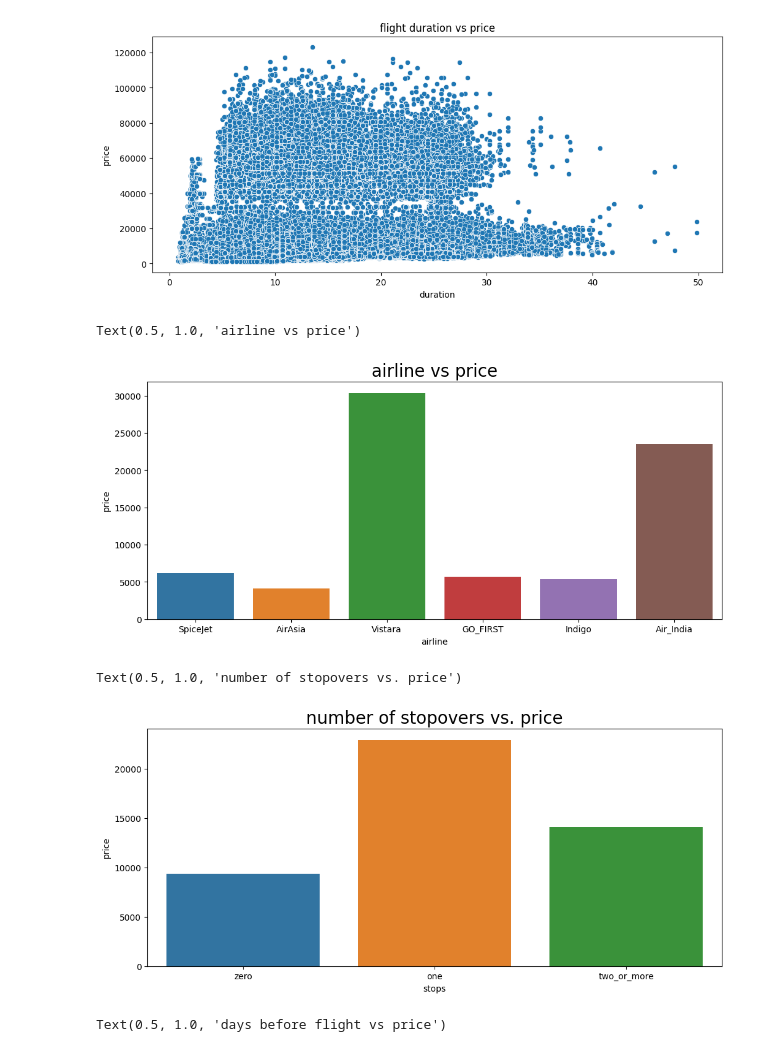
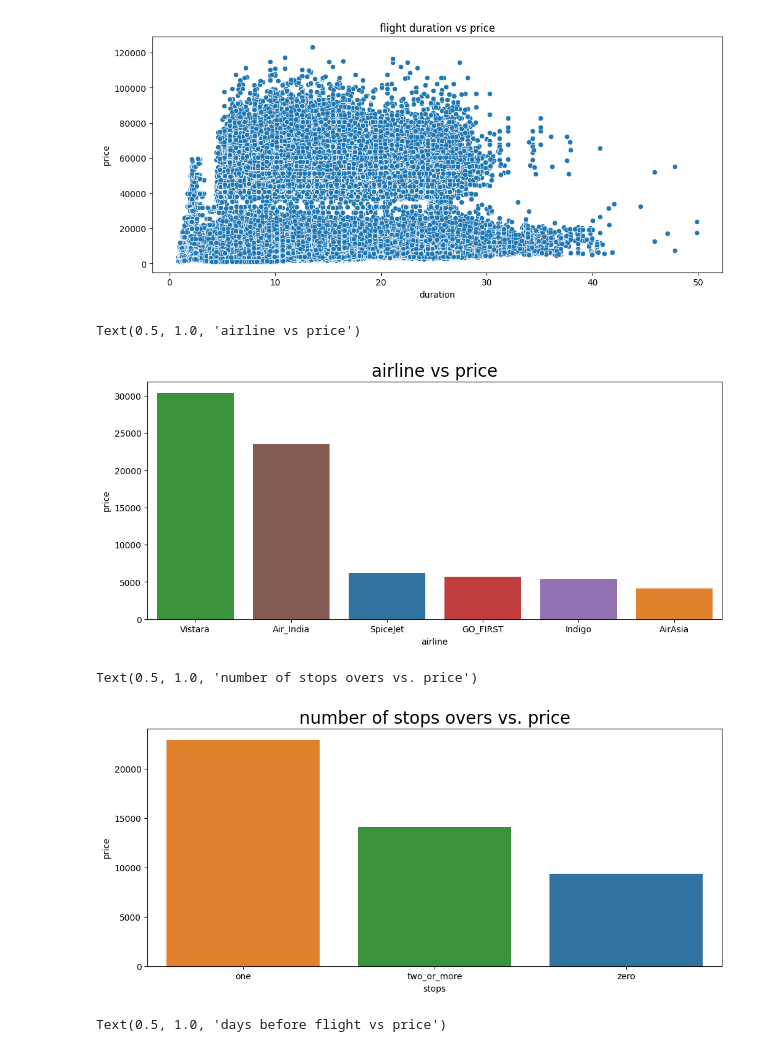
Before and after one commit to Data-Analysis-Hub/Machine-Learning-Flight-ticket-prices-prediction, a Jupyter notebook: tasks.ipynb, the cells around one changed output. Cells and saved outputs as stored; diff of their text form; code cells hidden in the pictures.

```diff
--- a/tasks.ipynb
+++ b/tasks.ipynb
@@ -325,19 +325,24 @@ plt.title("flight duration vs price")
 Text(0.5, 1.0, 'flight duration vs price')
 [figure]
 # %%
+order_by_price =df.groupby('airline') ['price'].mean().sort_values(ascending=False).index
+
+
 plt.figure(figsize=(12, 5))
-sns.barplot(data = df , x="airline", y ="price", errorbar=None, hue = 'airline')
+sns.barplot(data = df , x="airline", y ="price", errorbar=None, hue = 'airline', order=order_by_price)
 plt.title("airline vs price", c = 'k', fontsize = 20)
 # %% [output]
 Text(0.5, 1.0, 'airline vs price')
-[figure, old version]
+[figure, new version]
 # %%
+order_list = df.groupby('stops')['price'].mean().sort_values(ascending=False).index
+
 plt.figure(figsize=(12, 5))
-sns.barplot(data = df, x = df['stops'], y = df['price'], errorbar= None, hue = df['stops'])
-plt.title("number of stopovers vs. price", c = 'k', fontsize = 20)
+sns.barplot(data = df, x = df['stops'], y = df['price'], errorbar= None, hue = df['stops'], order = order_list)
+plt.title("number of stops overs vs. price", c = 'k', fontsize = 20)
 # %% [output]
-Text(0.5, 1.0, 'number of stopovers vs. price')
+Text(0.5, 1.0, 'number of stops overs vs. price')
-[figure, old version]
+[figure, new version]
 # %%
 plt.figure(figsize=(12, 5))
 sns.lineplot(data = df , x = df['days_left'], y = df['price'], c = 'orange')
```
